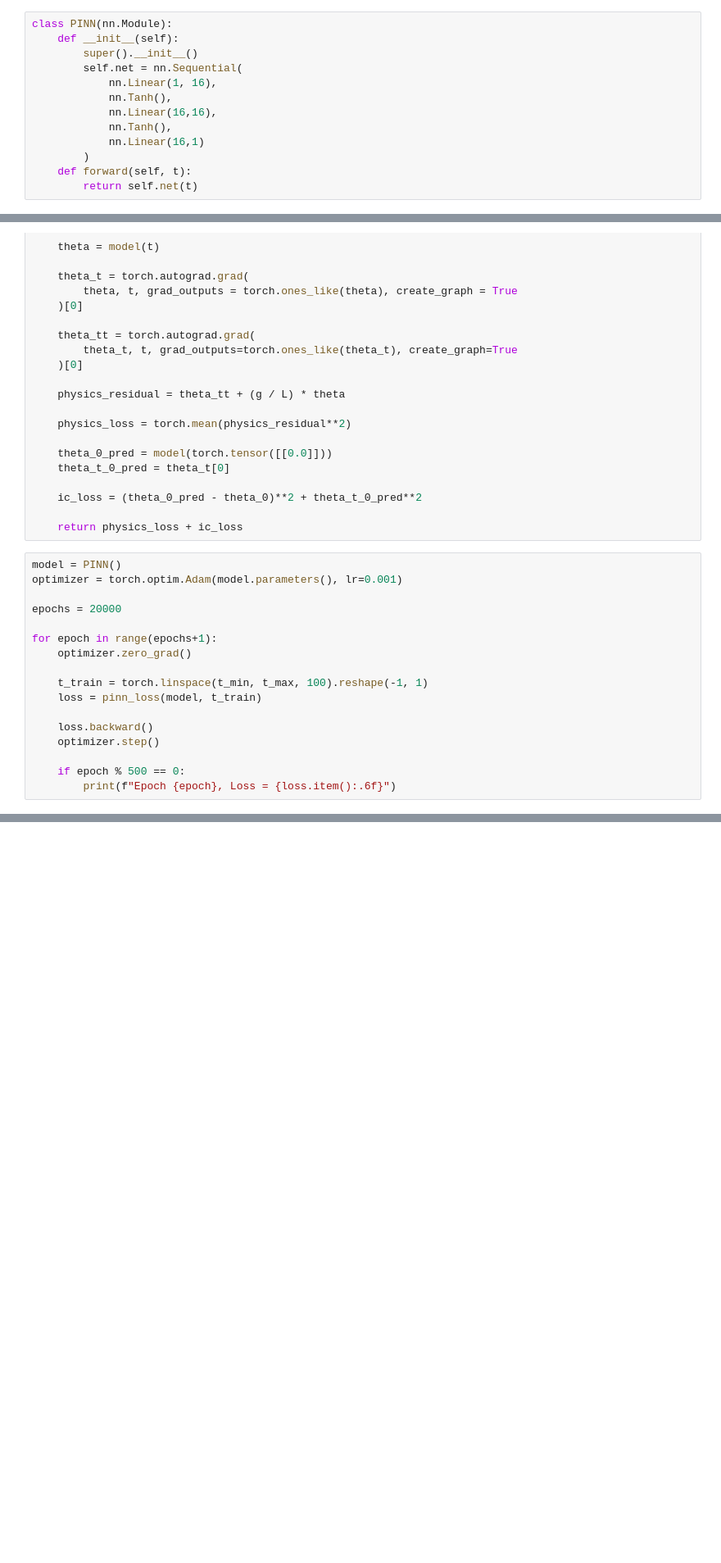
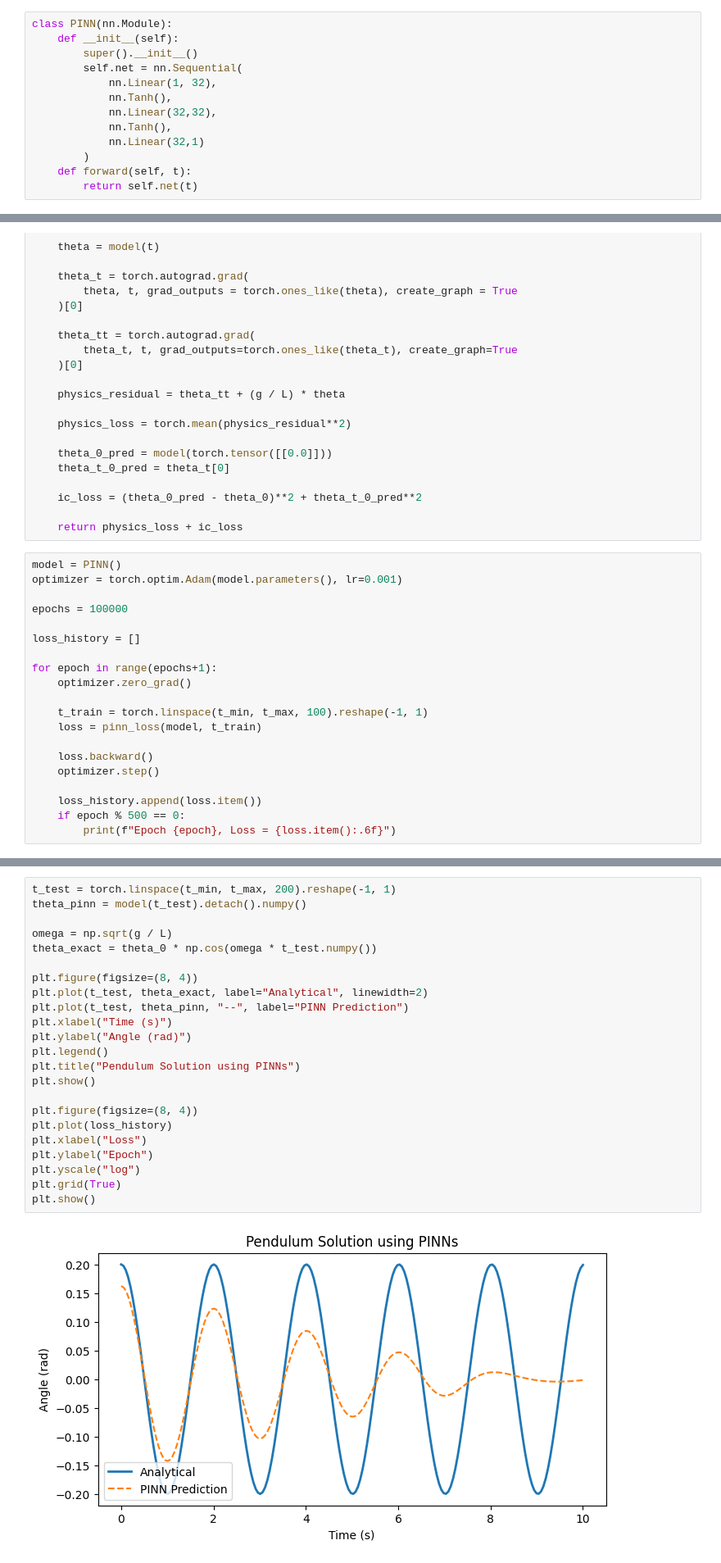
Before and after one commit to andrew-juliawan/PINN-SHM-Pendulum, a Jupyter notebook: PINN_project.ipynb, the cells around one changed output, grey strips where cells are left out. Shown at 82% size. Cells and saved outputs as stored; diff of their text form; blank space fills up the shorter version.

Commit message:
Added graphs.

```diff
--- a/PINN_project.ipynb
+++ b/PINN_project.ipynb
@@ -14,11 +14,11 @@ class PINN(nn.Module):
     def __init__(self):
         super().__init__()
         self.net = nn.Sequential(
-            nn.Linear(1, 16),
+            nn.Linear(1, 32),
             nn.Tanh(),
-            nn.Linear(16,16),
+            nn.Linear(32,32),
             nn.Tanh(),
-            nn.Linear(16,1)
+            nn.Linear(32,1)
         )
     def forward(self, t):
         return self.net(t)
@@ -50,7 +50,9 @@ def pinn_loss(model, t):
 model = PINN()
 optimizer = torch.optim.Adam(model.parameters(), lr=0.001)
 
-epochs = 20000
+epochs = 100000
+
+loss_history = []
 
 for epoch in range(epochs+1):
     optimizer.zero_grad()
@@ -61,6 +63,7 @@ for epoch in range(epochs+1):
     loss.backward()
     optimizer.step()
 
+    loss_history.append(loss.item())
     if epoch % 500 == 0:
         print(f"Epoch {epoch}, Loss = {loss.item():.6f}")
 # %% [output]
@@ -83,0 +87,25 @@ Epoch 20000, Loss = 0.014609
+# %%
+t_test = torch.linspace(t_min, t_max, 200).reshape(-1, 1)
+theta_pinn = model(t_test).detach().numpy()
+
+omega = np.sqrt(g / L)
+theta_exact = theta_0 * np.cos(omega * t_test.numpy())
+
+plt.figure(figsize=(8, 4))
+plt.plot(t_test, theta_exact, label="Analytical", linewidth=2)
+plt.plot(t_test, theta_pinn, "--", label="PINN Prediction")
+plt.xlabel("Time (s)")
+plt.ylabel("Angle (rad)")
+plt.legend()
+plt.title("Pendulum Solution using PINNs")
+plt.show()
+
+plt.figure(figsize=(8, 4))
+plt.plot(loss_history)
+plt.xlabel("Loss")
+plt.ylabel("Epoch")
+plt.yscale("log")
+plt.grid(True)
+plt.show()
+# %% [output]
+[figure, added]
```
Also changed, not shown: parts of 2 cells of this notebook.
